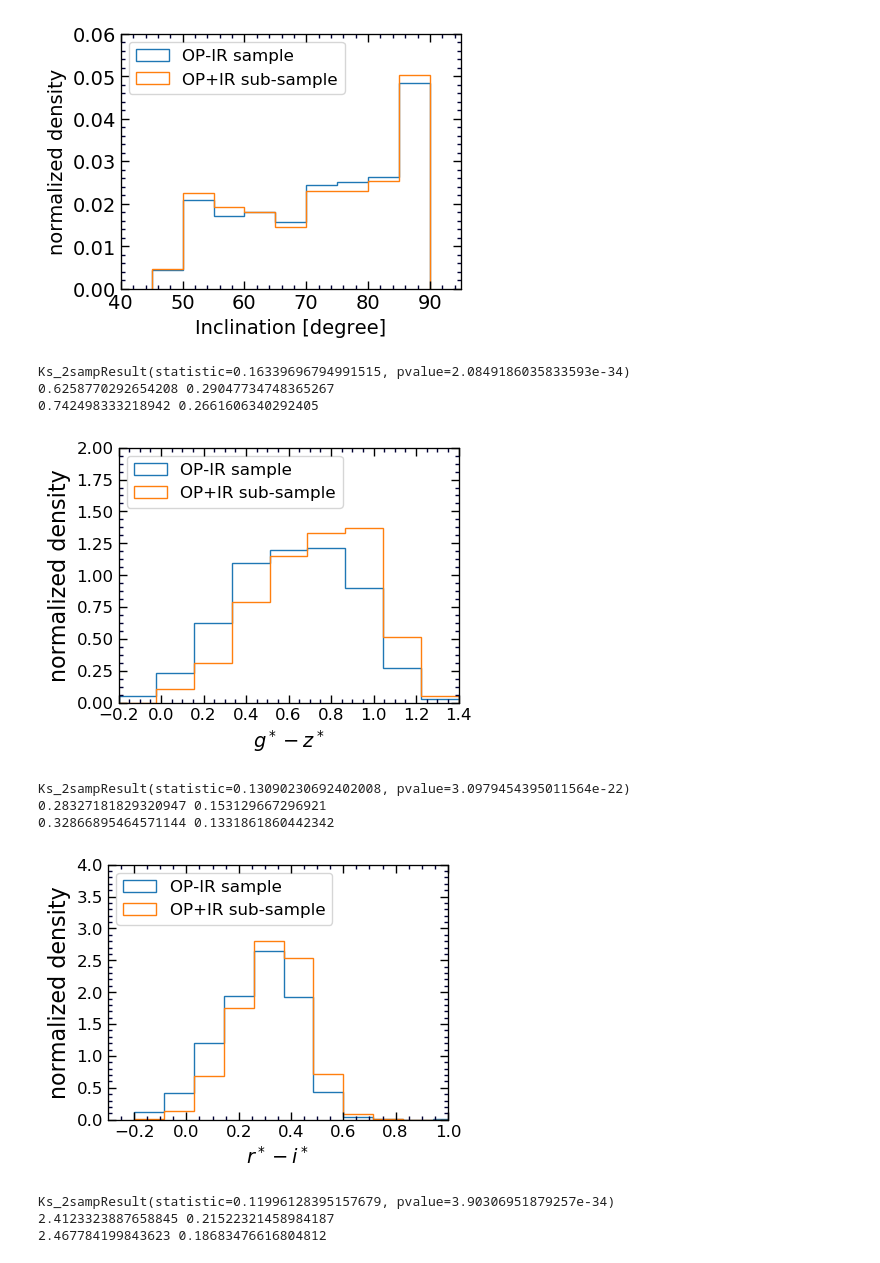
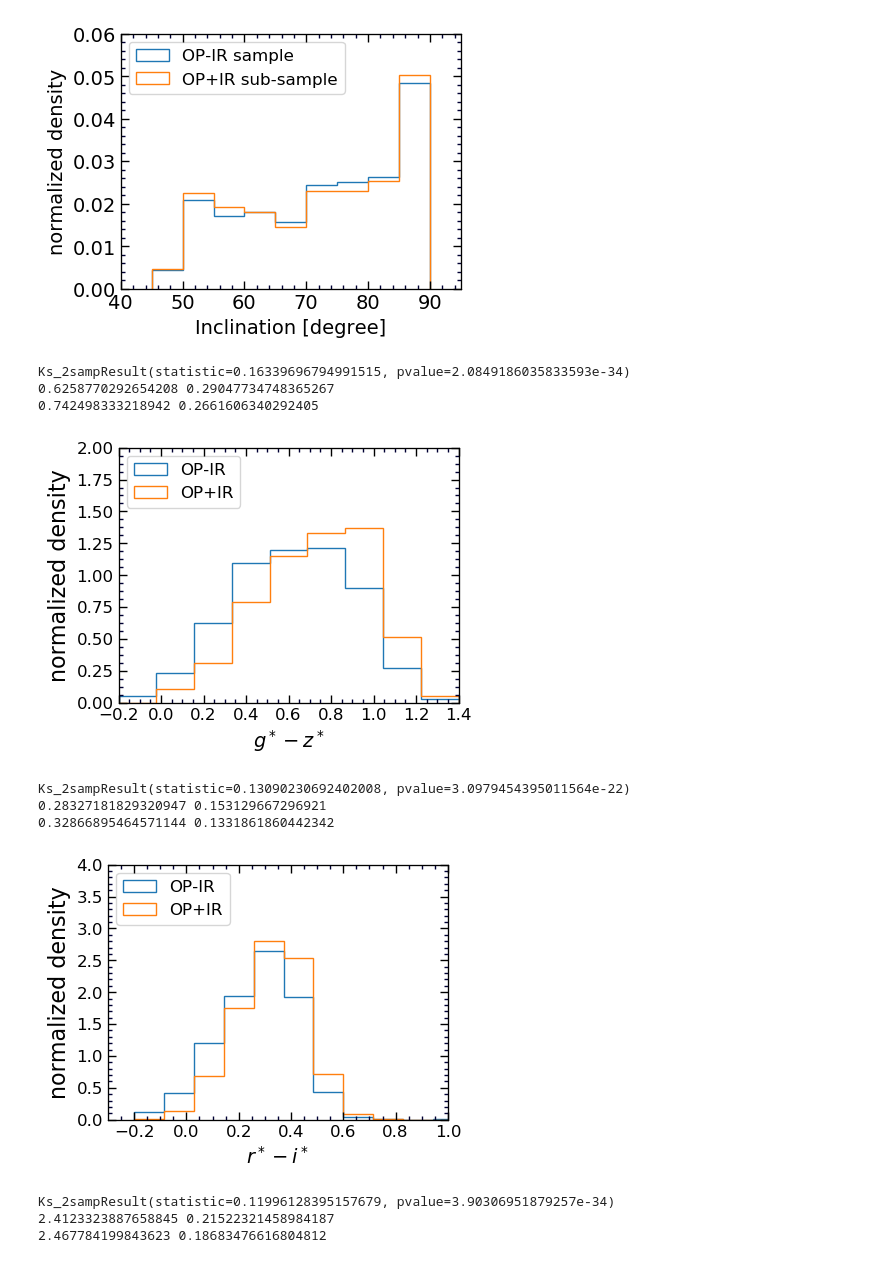
Before and after one commit to ekourkchi/TFcalibrators, a Jupyter notebook: Predictions_assessments.ipynb, the cells around one changed output. Drawn from its saved outputs; the diff is of its cells as text; code cells hidden in the pictures.

```diff
--- a/Predictions_assessments.ipynb
+++ b/Predictions_assessments.ipynb
@@ -1722,13 +1722,13 @@ bins = np.linspace(-0.2, 1.4, 10)
 indx, = np.where((Sqlt>3) & (Wqlt==0))    # W2 is used for reddening correction
 gs = table['g_sss'][indx]
 zs = table['z_sss'][indx]
-ax.hist(gs-zs, bins=bins, histtype='step', label='OP-IR sample', density=True)
+ax.hist(gs-zs, bins=bins, histtype='step', label='OP-IR', density=True)
 Dist1 = gs-zs
 
 indx, = np.where((Sqlt>3) & (Wqlt>3))    # W2 is used for reddening correction
 gs = table['g_sss'][indx]
 zs = table['z_sss'][indx]
-ax.hist(gs-zs, bins=bins, histtype='step', label='OP+IR sub-sample', density=True)
+ax.hist(gs-zs, bins=bins, histtype='step', label='OP+IR', density=True)
 Dist2 = gs-zs
 
 
@@ -1756,7 +1756,7 @@ print st.biweight_location(Dist2), np.sqrt(st.biweight_midvariance(Dist2))
 Ks_2sampResult(statistic=0.16339696794991515, pvalue=2.0849186035833593e-34)
 0.6258770292654208 0.29047734748365267
 0.742498333218942 0.2661606340292405
-[figure, old version]
+[figure, new version]
 # %%
 fig = plt.figure(figsize=(4, 3), dpi=100)
 ax = fig.add_axes([0.13, 0.1, 0.85,  0.85])
@@ -1766,41 +1766,41 @@ bins = np.linspace(-0.2, 1.4, 15)
 indx, = np.where((Sqlt>3) & (Wqlt==0))    # W2 is used for reddening correction
 gs = table['r_sss'][indx]
 zs = table['z_sss'][indx]
-ax.hist(gs-zs, bins=bins, histtype='step', label='OP-IR sample', density=True)
+ax.hist(gs-zs, bins=bins, histtype='step', label='OP-IR', density=True)
 Dist1 = gs-zs
 
 indx, = np.where((Sqlt>3) & (Wqlt>3))    # W2 is used for reddening correction
 gs = table['r_sss'][indx]
 zs = table['z_sss'][indx]
-ax.hist(gs-zs, bins=bins, histtype='step', label='OP+IR sub-sample', density=True)
+ax.hist(gs-zs, bins=bins, histtype='step', label='OP+IR', density=True)
 Dist2 = gs-zs
 
 
 ax.legend(prop={'size': 12}, loc=2)
 
 ax.set_xlabel(r'$r^*-i^*$', fontsize=14)
 ax.set_ylabel('normalized density', fontsize=16)
 
 
 set_axes(ax, [-0.3,1.0], [0,4.0], fontsize=12)
 
 
 
 ## Here, the null Hypothesis is: Both samples are drawn from the same distribution
 ## p-value: The perobability of obtaining the same results as the results of the actual observation,
 ## assuming that the null hypothesis is correct
 
 from scipy import stats
 
 print stats.ks_2samp(Dist1, Dist2)
 
 print st.biweight_location(Dist1), np.sqrt(st.biweight_midvariance(Dist1))
 print st.biweight_location(Dist2), np.sqrt(st.biweight_midvariance(Dist2))
 # %% [output]
 Ks_2sampResult(statistic=0.13090230692402008, pvalue=3.0979454395011564e-22)
 0.28327181829320947 0.153129667296921
 0.32866895464571144 0.1331861860442342
-[figure, old version]
+[figure, new version]
 # %%
 indx, = np.where(np.logical_or(R_source==2,R_source==1))    # W2 is used for reddening correction
 W_sub = table['logWimx'][indx]
```
Also changed, not shown: parts of 1 cell of this notebook, 1 other file.
